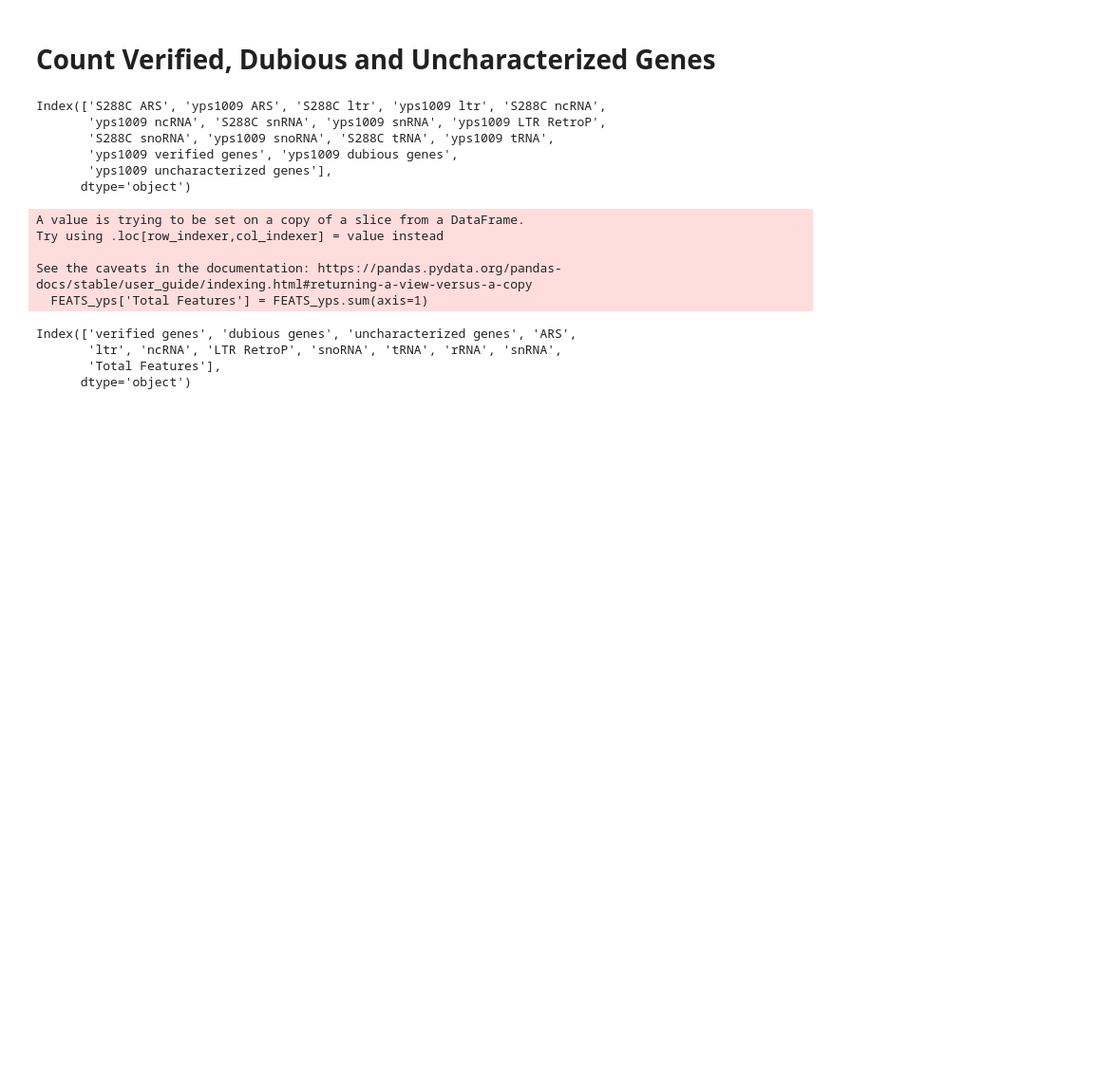
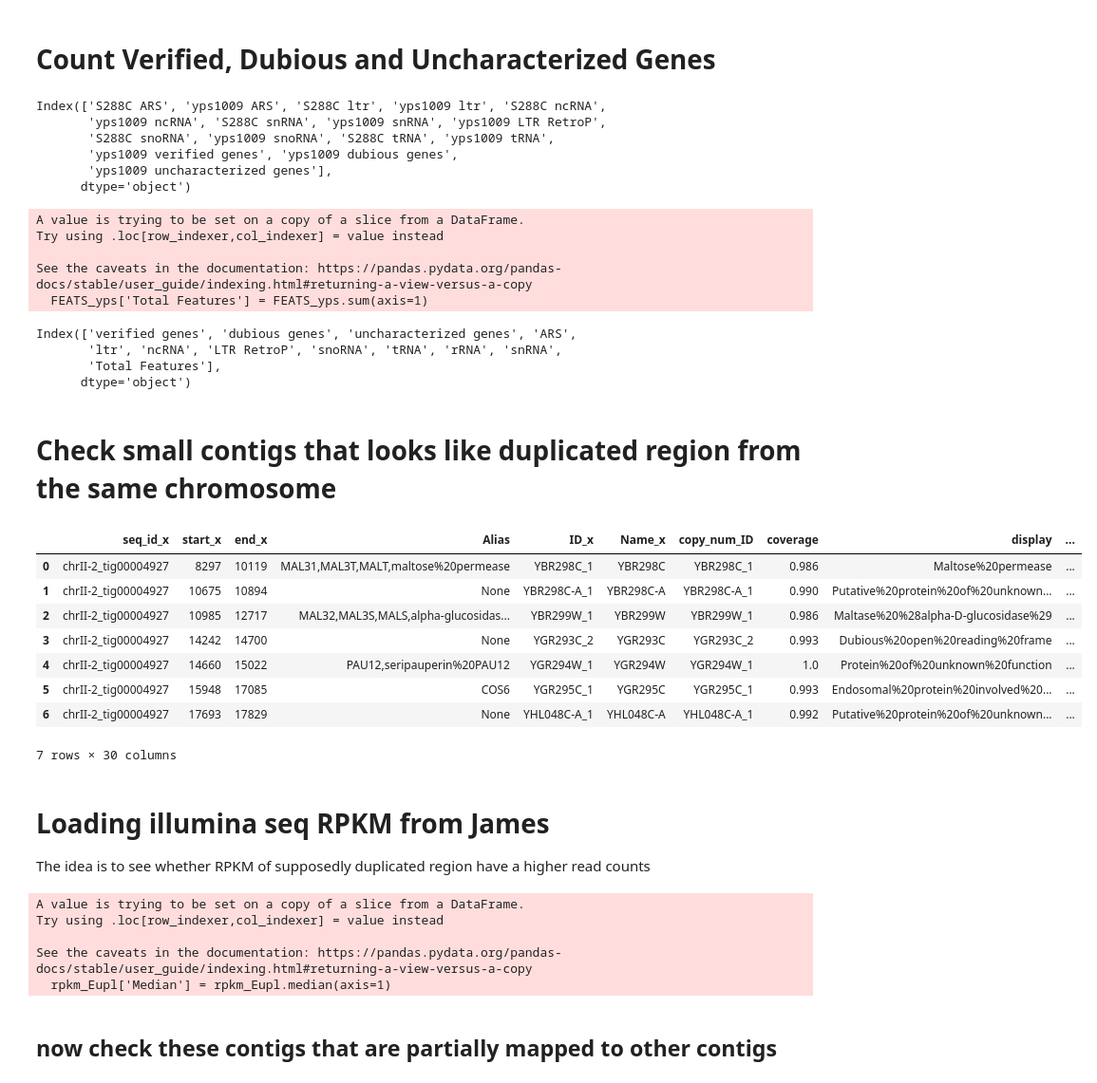
Before and after one commit to JulieRojas/yps1009_nanopore_genomeSeq, a Jupyter notebook: LIFTOFF/YPS1009_S288C_V5/liftoff_gff_v5.ipynb, the cells around one changed output. Shown: that part at 95% size. Cells and saved outputs as stored; diff of their text form; code cells hidden in the pictures; blank space fills up the shorter version.

```diff
--- a/LIFTOFF/YPS1009_S288C_V5/liftoff_gff_v5.ipynb
+++ b/LIFTOFF/YPS1009_S288C_V5/liftoff_gff_v5.ipynb
@@ -1372,3 +1372,20 @@ Index(['verified genes', 'dubious genes', 'uncharacterized genes', 'ARS',
       dtype='object')
 # %%
 FEATS_yps.to_csv('yps1009_v5_features_per_chromosome.csv', index = True)
+# %% [markdown]
+# Check small contigs that looks like duplicated region from the same chromosome
+# %%
+gene_mRNA[gene_mRNA['seq_id_x'] == 'chrII-2_tig00004927']
+# %% [output]
+|  | seq_id_x | start_x | end_x | Alias | ID_x | Name_x | copy_num_ID | coverage | display | ... |
+| 0 | chrII-2_tig00004927 | 8297 | 10119 | MAL31,MAL3T,MALT,maltose%20permease | YBR298C_1 | YBR298C | YBR298C_1 | 0.986 | Maltose%20permease | ... |
+| 1 | chrII-2_tig00004927 | 10675 | 10894 | None | YBR298C-A_1 | YBR298C-A | YBR298C-A_1 | 0.990 | Putative%20protein%20of%20unknown... | ... |
+| 2 | chrII-2_tig00004927 | 10985 | 12717 | MAL32,MAL3S,MALS,alpha-glucosidas... | YBR299W_1 | YBR299W | YBR299W_1 | 0.986 | Maltase%20%28alpha-D-glucosidase%29 | ... |
+| 3 | chrII-2_tig00004927 | 14242 | 14700 | None | YGR293C_2 | YGR293C | YGR293C_2 | 0.993 | Dubious%20open%20reading%20frame | ... |
+| 4 | chrII-2_tig00004927 | 14660 | 15022 | PAU12,seripauperin%20PAU12 | YGR294W_1 | YGR294W | YGR294W_1 | 1.0 | Protein%20of%20unknown%20function | ... |
+| 5 | chrII-2_tig00004927 | 15948 | 17085 | COS6 | YGR295C_1 | YGR295C | YGR295C_1 | 0.993 | Endosomal%20protein%20involved%20... | ... |
+| 6 | chrII-2_tig00004927 | 17693 | 17829 | None | YHL048C-A_1 | YHL048C-A | YHL048C-A_1 | 0.992 | Putative%20protein%20of%20unknown... | ... |
+7 rows × 30 columns
+# %% [markdown]
+# Loading illumina seq RPKM from James
+The idea is to see whether RPKM of supposedly duplicated region have a higher read counts
@@ -1374,0 +1403,13 @@ FEATS_yps.to_csv('yps1009_v5_features_per_chromosome.csv', index = True)
+# %%
+rpkm_Eupl = rpkm.filter(like="Euploid", axis=1)
+rpkm_Eupl['Median'] = rpkm_Eupl.median(axis=1)
+#filter 0 and low detection genes
+rpkm_Eupl = rpkm_Eupl[rpkm_Eupl['Median'] > 5]
+# %% [output]
+A value is trying to be set on a copy of a slice from a DataFrame.
+Try using .loc[row_indexer,col_indexer] = value instead
+
+See the caveats in the documentation: https://pandas.pydata.org/pandas-docs/stable/user_guide/indexing.html#returning-a-view-versus-a-copy
+  rpkm_Eupl['Median'] = rpkm_Eupl.median(axis=1)
+# %% [markdown]
+## now check these contigs that are partially mapped to other contigs
```
Also changed, not shown: parts of 49 cells of this notebook, 13 other files.
